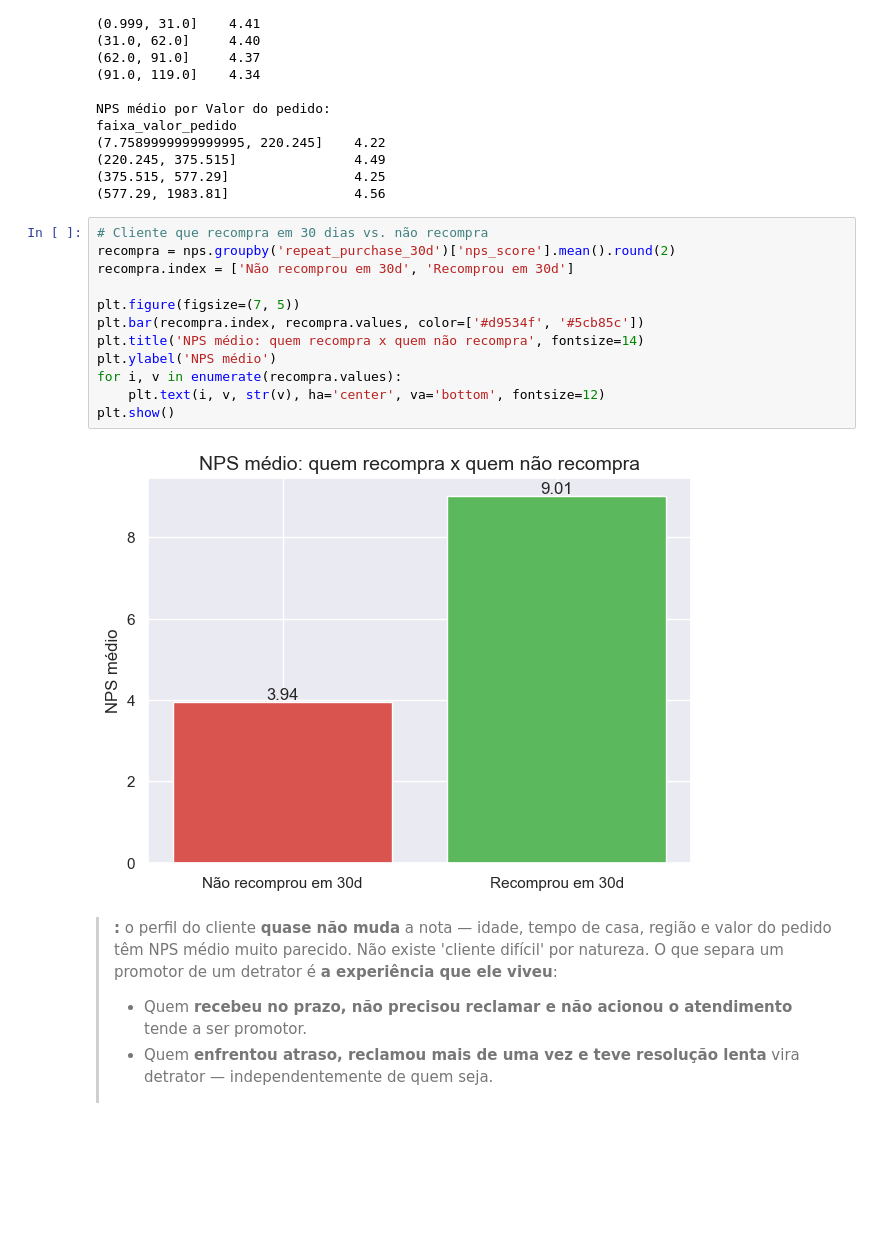
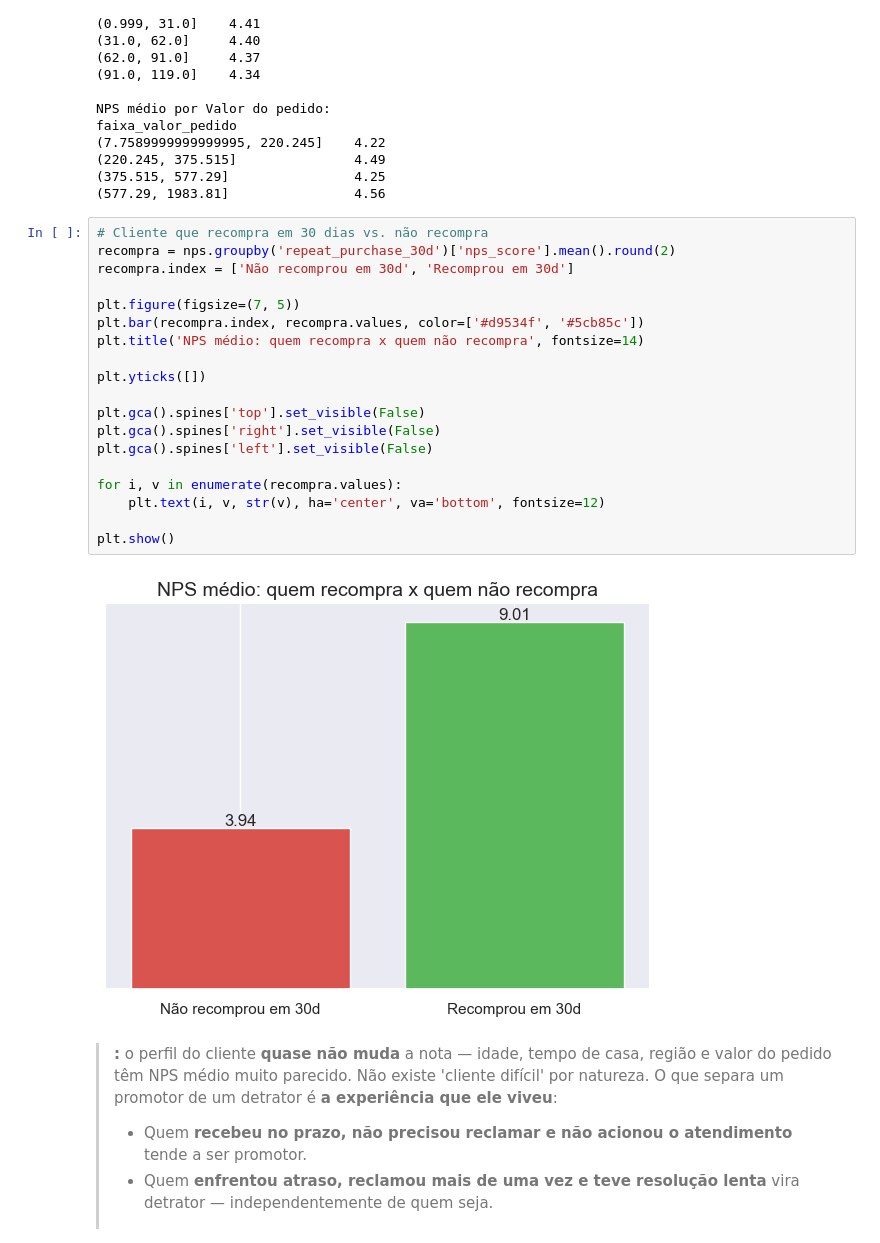
Before and after one commit to AntoniLima/Fiap_AI_Scientist_Fase_01, a Jupyter notebook: notebooks/01_eda_nps_Final.ipynb, the cells around one changed output. Drawn from its saved outputs; the diff is of its cells as text; blank space fills up the shorter version.

```diff
--- a/notebooks/01_eda_nps_Final.ipynb
+++ b/notebooks/01_eda_nps_Final.ipynb
@@ -473,17 +479,24 @@ faixa_valor_pedido
 # %%
 # Cliente que recompra em 30 dias vs. não recompra
 recompra = nps.groupby('repeat_purchase_30d')['nps_score'].mean().round(2)
 recompra.index = ['Não recomprou em 30d', 'Recomprou em 30d']
 
 plt.figure(figsize=(7, 5))
 plt.bar(recompra.index, recompra.values, color=['#d9534f', '#5cb85c'])
 plt.title('NPS médio: quem recompra x quem não recompra', fontsize=14)
-plt.ylabel('NPS médio')
+
+plt.yticks([])
+
+plt.gca().spines['top'].set_visible(False)
+plt.gca().spines['right'].set_visible(False)
+plt.gca().spines['left'].set_visible(False)
+
 for i, v in enumerate(recompra.values):
     plt.text(i, v, str(v), ha='center', va='bottom', fontsize=12)
+
 plt.show()
 # %% [output]
-[figure, old version]
+[figure, new version]
 # %% [markdown]
 > **:** o perfil do cliente **quase não muda** a nota — idade, tempo de casa, região e valor do pedido têm NPS médio muito parecido. Não existe 'cliente difícil' por natureza. O que separa um promotor de um detrator é **a experiência que ele viveu**:
 >
```
Also changed, not shown: parts of 11 cells of this notebook.
